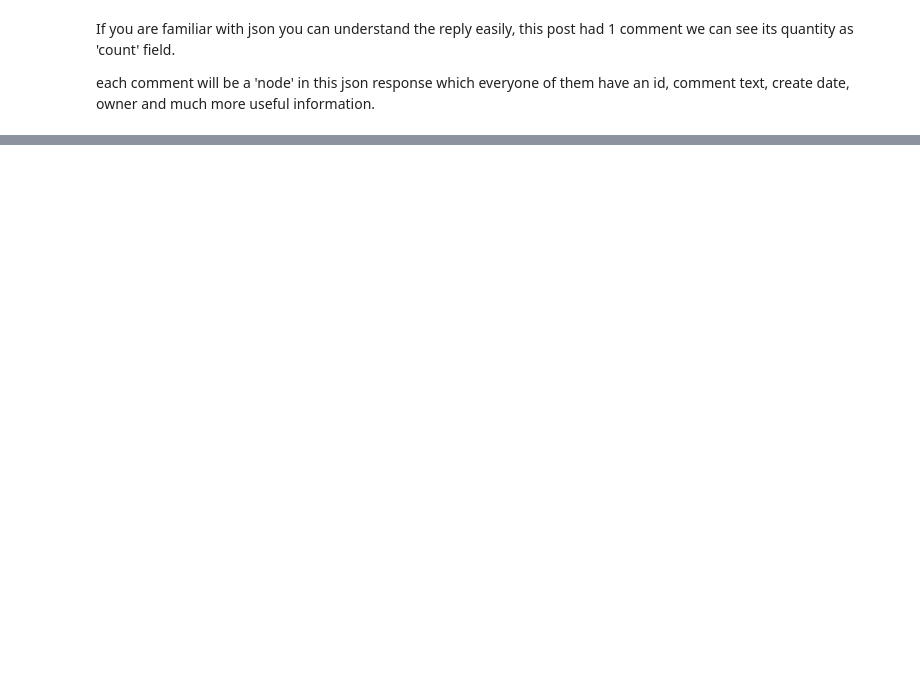
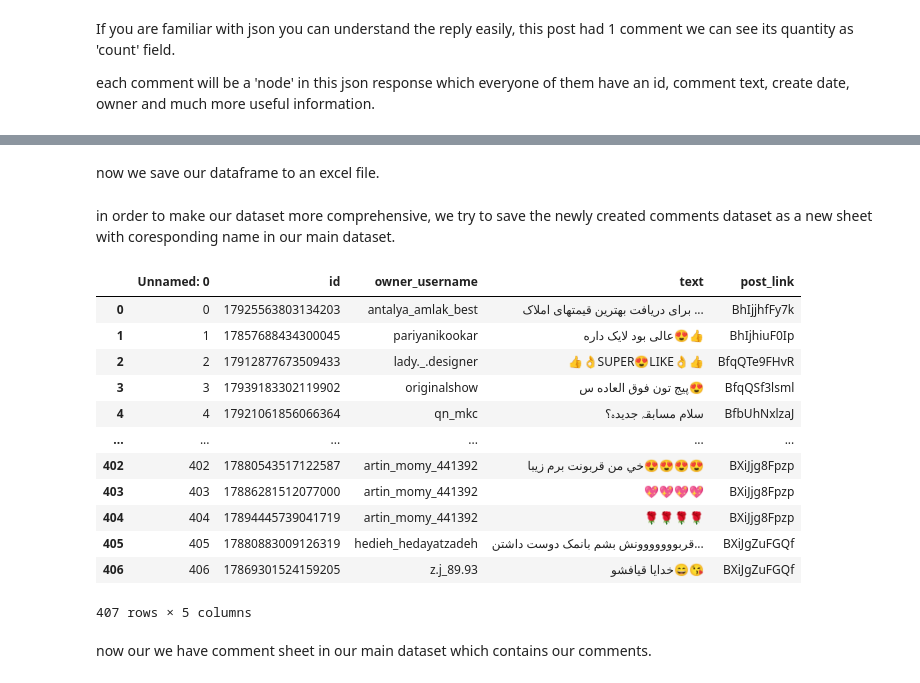
Before and after one commit to RaminFerdos/MSC_Thesis_IG_Bot, a Jupyter notebook: IG_Scrapper_graphql.ipynb, the cells around one changed output, grey strips where cells are left out. Cells and saved outputs as stored; diff of their text form; code cells hidden in the pictures; blank space fills up the shorter version.

Commit message:
finishing comment retriever and scrapper.
also adding comments dataset created to main dataset

```diff
--- a/IG_Scrapper_graphql.ipynb
+++ b/IG_Scrapper_graphql.ipynb
@@ -134,0 +180,2 @@ df_test
+# %% [markdown]
+now we save our dataframe to an excel file.
@@ -134,0 +189,19 @@ df_test
+# %% [markdown]
+in order to make our dataset more comprehensive, we try to save the newly created comments dataset as a new sheet with coresponding name in our main dataset.
+# %%
+df_comment = pd.read_excel('data/comments.xlsx')
+df_comment
+# %% [output]
+|  | Unnamed: 0 | id | owner_username | text | post_link |
+| 0 | 0 | 17925563803134203 | antalya_amlak_best | برای دریافت بهترین قیمتهای املاک ... | BhIjjhfFy7k |
+| 1 | 1 | 17857688434300045 | pariyanikookar | عالی بود لایک داره😍👍 | BhIjhiuF0Ip |
+| 2 | 2 | 17912877673509433 | lady._.designer | 👍👌SUPER😍LIKE👌👍 | BfqQTe9FHvR |
+| 3 | 3 | 17939183302119902 | originalshow | پیج تون فوق العاده س😍 | BfqQSf3lsml |
+| 4 | 4 | 17921061856066364 | qn_mkc | سلام مسابقہ جدیدہ؟ | BfbUhNxlzaJ |
+| ... | ... | ... | ... | ... | ... |
+| 402 | 402 | 17880543517122587 | artin_momy_441392 | خي من قربونت برم زيبا😍😍😍😍 | BXiJjg8Fpzp |
+| 403 | 403 | 17886281512077000 | artin_momy_441392 | 💖💖💖💖 | BXiJjg8Fpzp |
+| 404 | 404 | 17894445739041719 | artin_momy_441392 | 🌹🌹🌹🌹 | BXiJjg8Fpzp |
+| 405 | 405 | 17880883009126319 | hedieh_hedayatzadeh | قربووووووونش بشم بانمک دوست داشتن... | BXiJgZuFGQf |
+| 406 | 406 | 17869301524159205 | z.j_89.93 | خدایا قیافشو😄😘 | BXiJgZuFGQf |
+407 rows × 5 columns
@@ -134,0 +216,2 @@ df_test
+# %% [markdown]
+now our we have comment sheet in our main dataset which contains our comments.
```
Also changed, not shown: parts of 13 cells of this notebook, 1 other file.
